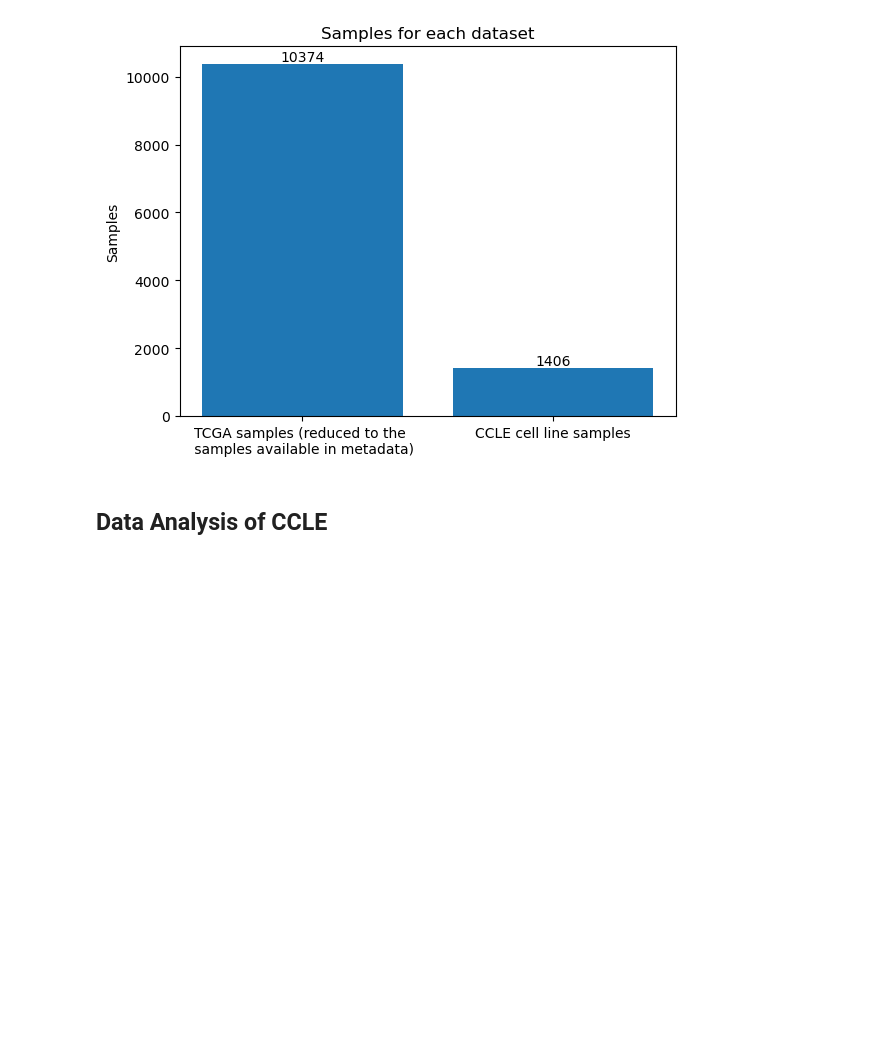
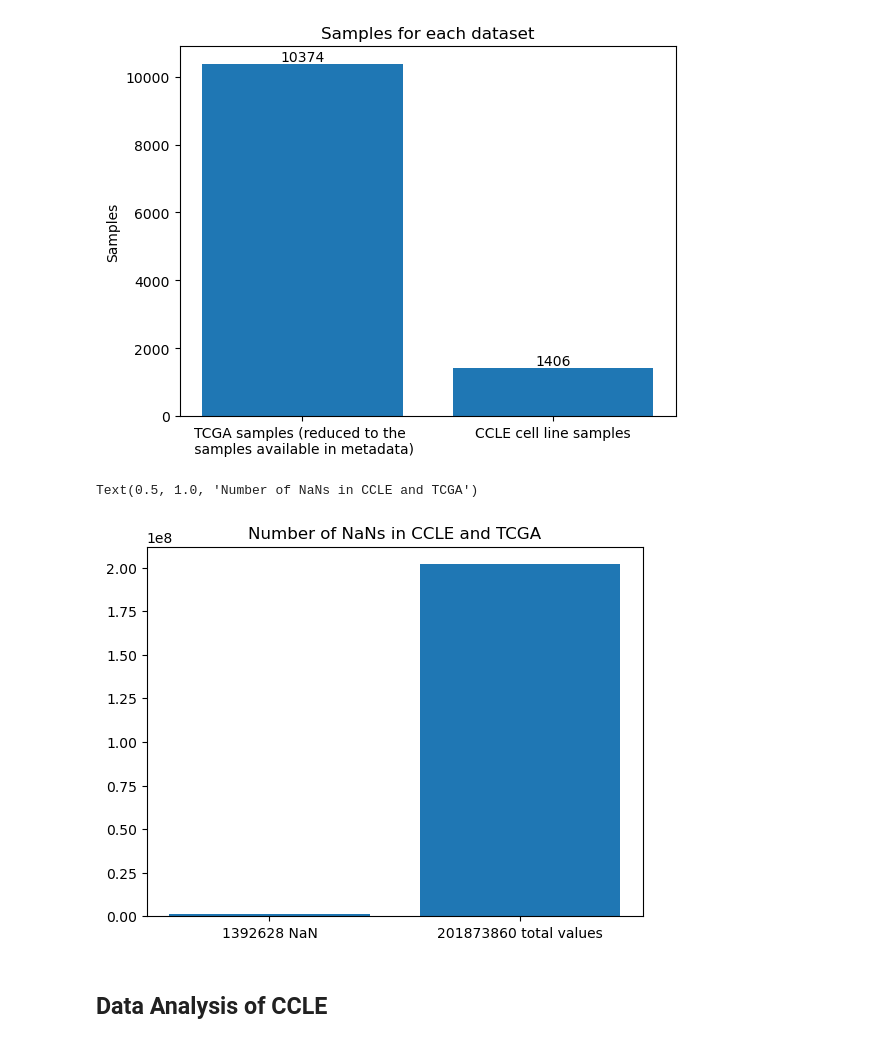
Before and after one commit to schrf/thesis, a Jupyter notebook: data_exploration.ipynb, the cells around one changed output. Cells and saved outputs as stored; diff of their text form; code cells hidden in the pictures; blank space fills up the shorter version.

Commit message:
explored NaNs, enhanced plotting and extracted functions that can be reused in training

```diff
--- a/data_exploration.ipynb
+++ b/data_exploration.ipynb
@@ -278,6 +281,14 @@ plt.title('Samples for each dataset')
 # %% [output]
 Text(0.5, 1.0, 'Samples for each dataset')
 [figure]
+# %%
+number_nans = ccle.isna().sum().sum() + tcga.isna().sum().sum()
+total_values = (ccle.shape[0] + tcga.shape[0]) * ccle.shape[1]
+plt.bar(x=("{} NaN".format(number_nans), "{} total values".format(total_values)), height=[number_nans, total_values])
+plt.title('Number of NaNs in CCLE and TCGA')
+# %% [output]
+Text(0.5, 1.0, 'Number of NaNs in CCLE and TCGA')
+[figure, added]
 # %% [markdown]
 ## Data Analysis of CCLE
 # %%
```
Also changed, not shown: parts of 4 cells of this notebook, 1 other file.
